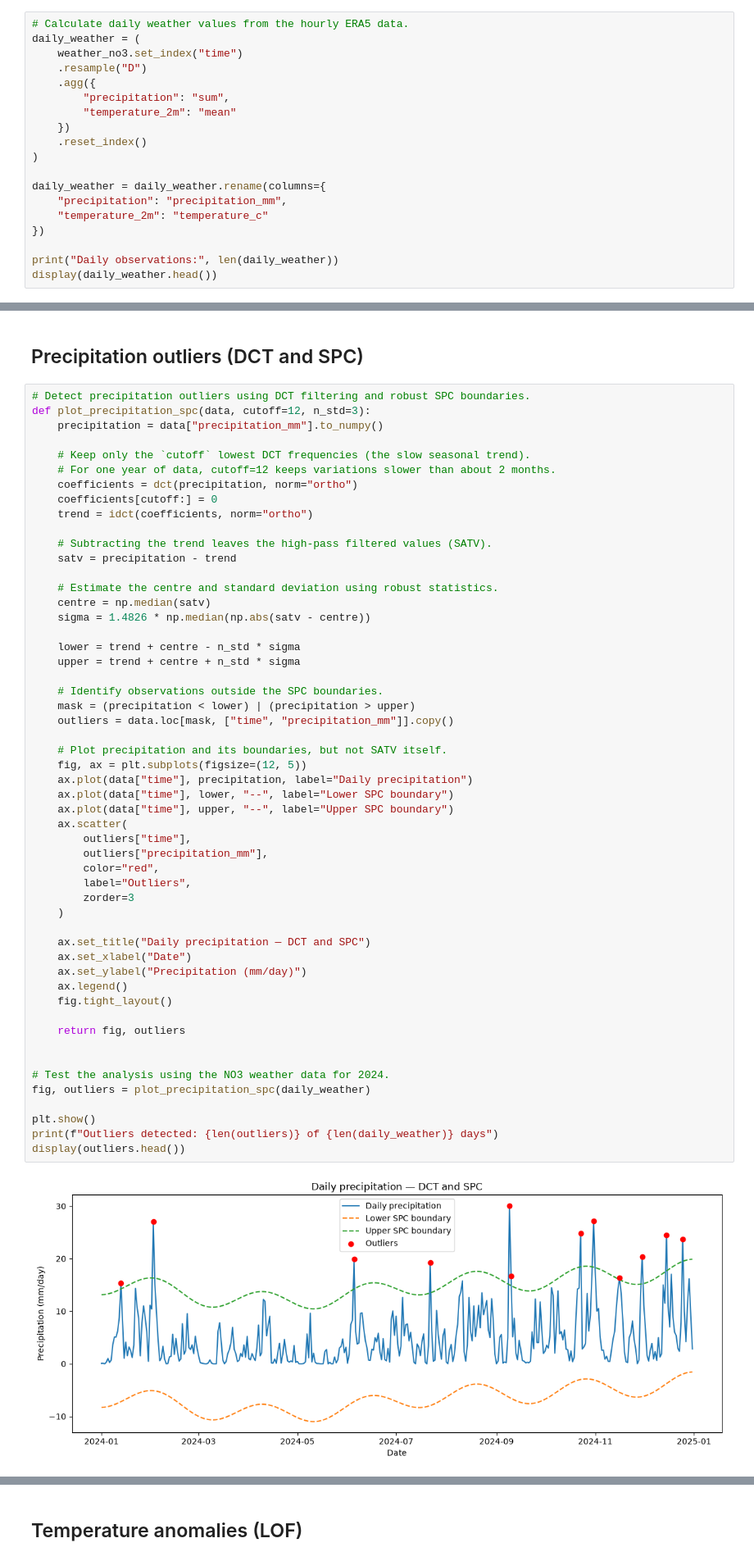
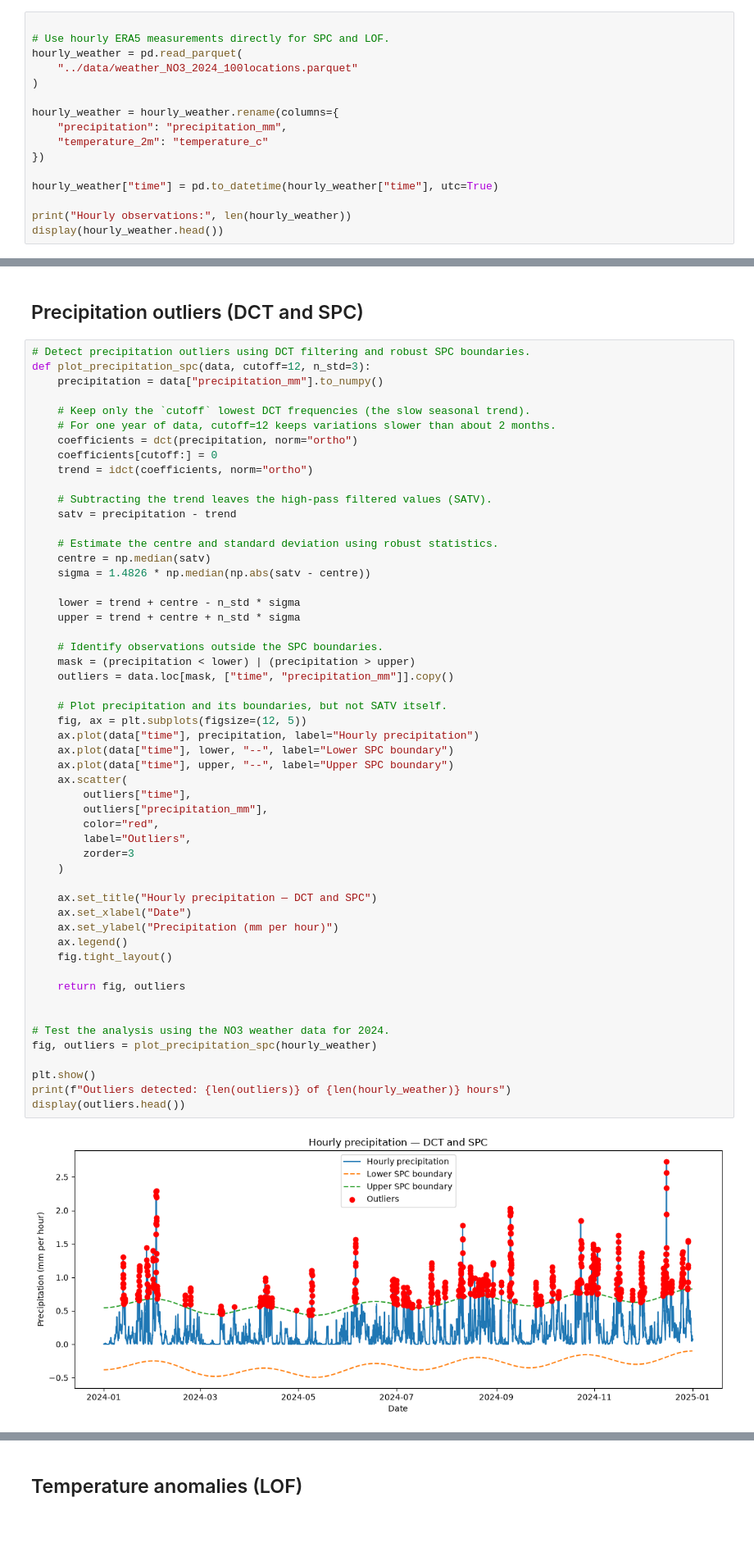
Before and after one commit to ptilrem/ptilrem-D2D-SLapp, a Jupyter notebook: notebook/assignment3.ipynb, the cells around one changed output, grey strips where cells are left out. Shown at 82% size. Cells and saved outputs as stored; diff of their text form; blank space fills up the shorter version.

```diff
--- a/notebook/assignment3.ipynb
+++ b/notebook/assignment3.ipynb
@@ -225,22 +225,19 @@ NO1: 8784 hourly observations
 NO2: 8784 hourly observations
 NO3: 8784 hourly observations
 # %%
-# Calculate daily weather values from the hourly ERA5 data.
-daily_weather = (
-    weather_no3.set_index("time")
-    .resample("D")
-    .agg({
-        "precipitation": "sum",
-        "temperature_2m": "mean"
-    })
-    .reset_index()
+
+# Use hourly ERA5 measurements directly for SPC and LOF.
+hourly_weather = pd.read_parquet(
+    "../data/weather_NO3_2024_100locations.parquet"
 )
 
-daily_weather = daily_weather.rename(columns={
+hourly_weather = hourly_weather.rename(columns={
     "precipitation": "precipitation_mm",
     "temperature_2m": "temperature_c"
 })
 
-print("Daily observations:", len(daily_weather))
-display(daily_weather.head())
+hourly_weather["time"] = pd.to_datetime(hourly_weather["time"], utc=True)
+
+print("Hourly observations:", len(hourly_weather))
+display(hourly_weather.head())
 # %% [output]
@@ -275,36 +272,36 @@ def plot_precipitation_spc(data, cutoff=12, n_std=3):
     upper = trend + centre + n_std * sigma
 
     # Identify observations outside the SPC boundaries.
     mask = (precipitation < lower) | (precipitation > upper)
     outliers = data.loc[mask, ["time", "precipitation_mm"]].copy()
 
     # Plot precipitation and its boundaries, but not SATV itself.
     fig, ax = plt.subplots(figsize=(12, 5))
-    ax.plot(data["time"], precipitation, label="Daily precipitation")
+    ax.plot(data["time"], precipitation, label="Hourly precipitation")
     ax.plot(data["time"], lower, "--", label="Lower SPC boundary")
     ax.plot(data["time"], upper, "--", label="Upper SPC boundary")
     ax.scatter(
         outliers["time"],
         outliers["precipitation_mm"],
         color="red",
         label="Outliers",
         zorder=3
     )
 
-    ax.set_title("Daily precipitation — DCT and SPC")
+    ax.set_title("Hourly precipitation — DCT and SPC")
     ax.set_xlabel("Date")
-    ax.set_ylabel("Precipitation (mm/day)")
+    ax.set_ylabel("Precipitation (mm per hour)")
     ax.legend()
     fig.tight_layout()
 
     return fig, outliers
 
 
 # Test the analysis using the NO3 weather data for 2024.
-fig, outliers = plot_precipitation_spc(daily_weather)
+fig, outliers = plot_precipitation_spc(hourly_weather)
 
 plt.show()
-print(f"Outliers detected: {len(outliers)} of {len(daily_weather)} days")
+print(f"Outliers detected: {len(outliers)} of {len(hourly_weather)} hours")
 display(outliers.head())
 # %% [output]
-[figure, old version]
+[figure, new version]
```
Also changed, not shown: parts of 4 cells of this notebook, 1 other file.
